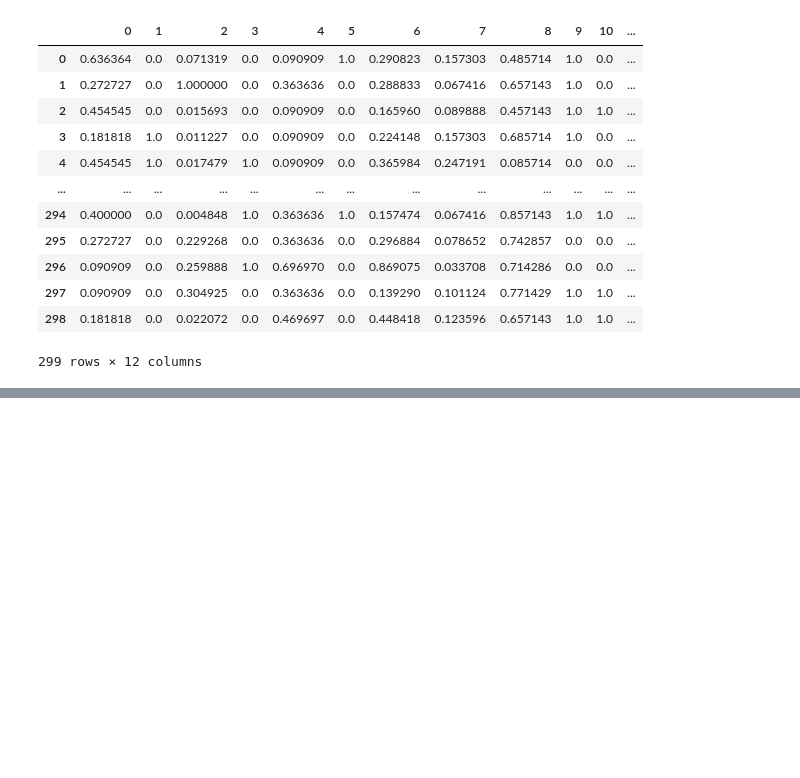
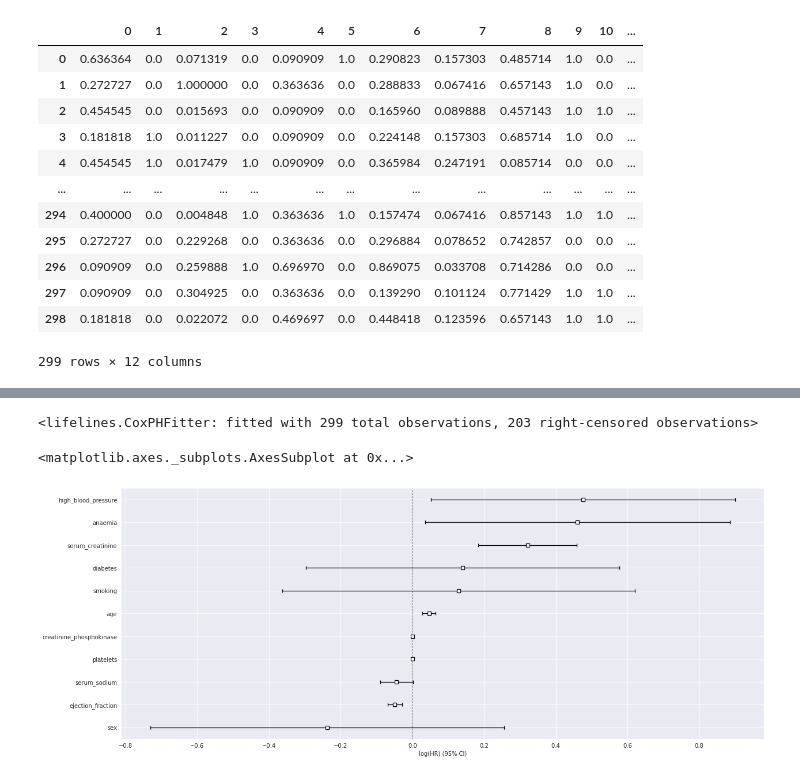
Before and after one commit to ankita-puri/Final-project-, a Jupyter notebook: williamke.ipynb, the cells around one changed output, grey strips where cells are left out. Saved outputs shown, nothing was run; the diff lists cells and outputs as text; code cells hidden in the pictures; blank space fills up the shorter version.

```diff
--- a/williamke.ipynb
+++ b/williamke.ipynb
@@ -299,0 +350,4 @@ plt.show()
+# %%
+url = "https://dataanalytics-2021.s3.ap-southeast-2.amazonaws.com/heart_failure_clinical_records_dataset.csv"
+data = pd.read_csv(url)
+data.head()
@@ -299,0 +378,2 @@ plt.show()
+# %%
+cph = CoxPHFitter()
@@ -299,0 +384,10 @@ plt.show()
+# %%
+#using Cox Proportional Hazards model fit our data
+cph.fit(data, duration_col='time', event_col='DEATH_EVENT')
+# %% [output]
+<lifelines.CoxPHFitter: fitted with 299 total observations, 203 right-censored observations>
+# %%
+cph.plot()
+# %% [output]
+<matplotlib.axes._subplots.AxesSubplot at 0x...>
+[figure, added]
```
Also changed, not shown: parts of 26 cells of this notebook.
